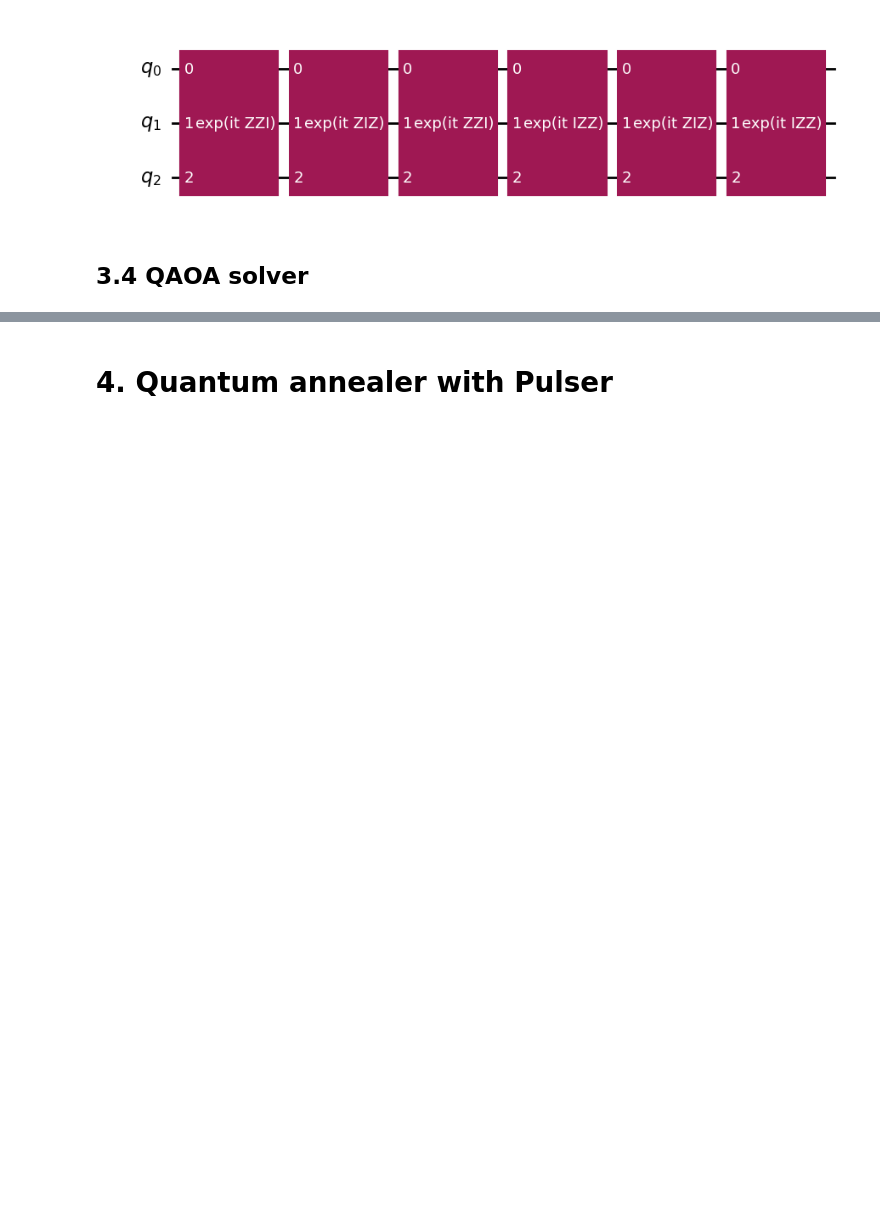
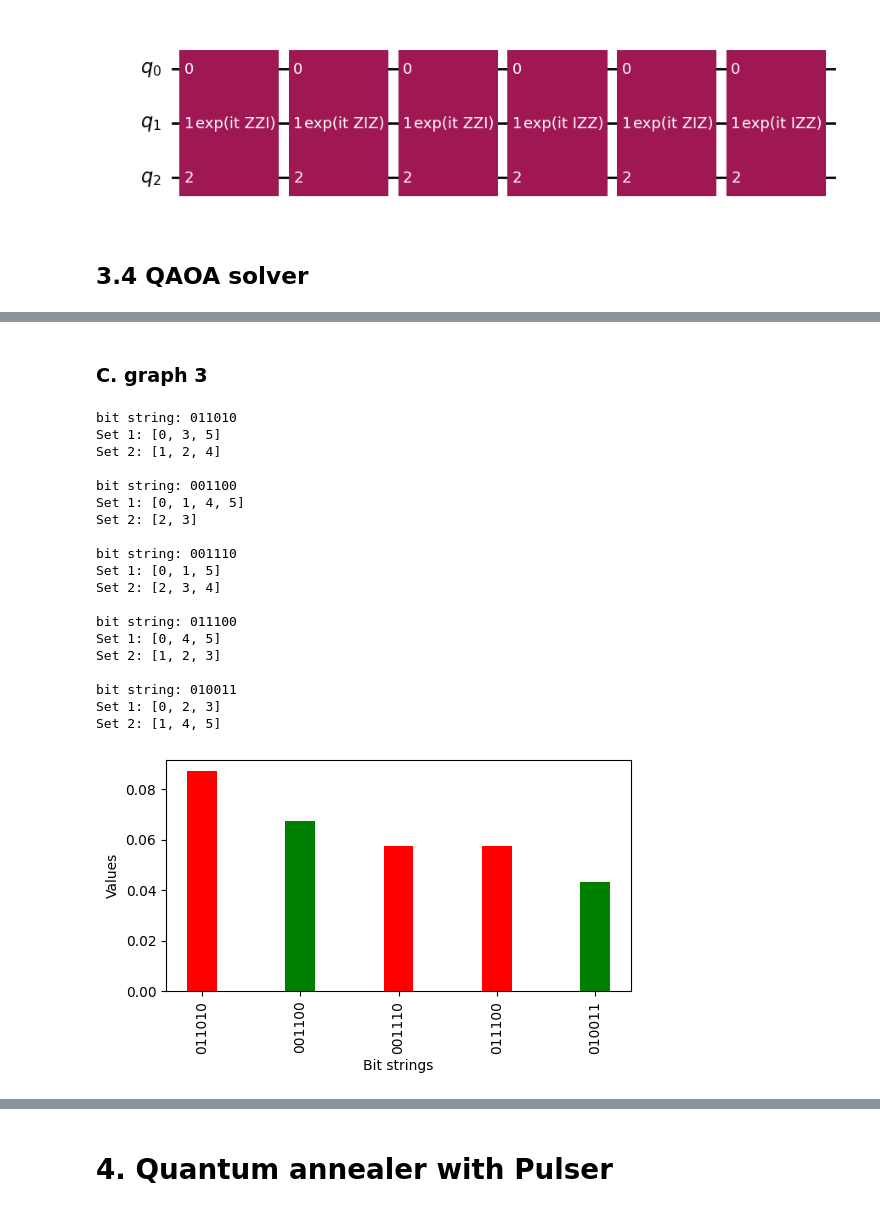
Before and after one commit to darkmatter2000/Maxcut_qaoa_and_annealing, a Jupyter notebook: quantum_maxcut.ipynb, the cells around one changed output, grey strips where cells are left out. Saved outputs shown, nothing was run; the diff lists cells and outputs as text; code cells hidden in the pictures; blank space fills up the shorter version.

```diff
--- a/quantum_maxcut.ipynb
+++ b/quantum_maxcut.ipynb
@@ -563,0 +497,30 @@ Set 2: [1, 3, 5]
+# %% [markdown]
+### C. graph 3
+# %%
+# Paramètres initiaux
+alpha_init = [10 , 10 , 10 , 10]  # Valeur initiale de alpha
+beta_init = [10 , 10 , 10 , 10]  # Valeur initiale de beta
+
+result_3 =qaoa_solver(matrices_adj[2] , alpha_init , beta_init)
+plot_top_histogram(result_3)
+# %% [output]
+bit string: 011010
+Set 1: [0, 3, 5]
+Set 2: [1, 2, 4]
+
+bit string: 001100
+Set 1: [0, 1, 4, 5]
+Set 2: [2, 3]
+
+bit string: 001110
+Set 1: [0, 1, 5]
+Set 2: [2, 3, 4]
+
+bit string: 011100
+Set 1: [0, 4, 5]
+Set 2: [1, 2, 3]
+
+bit string: 010011
+Set 1: [0, 2, 3]
+Set 2: [1, 4, 5]
+[figure, added]
```
Also changed, not shown: parts of 59 cells of this notebook.
